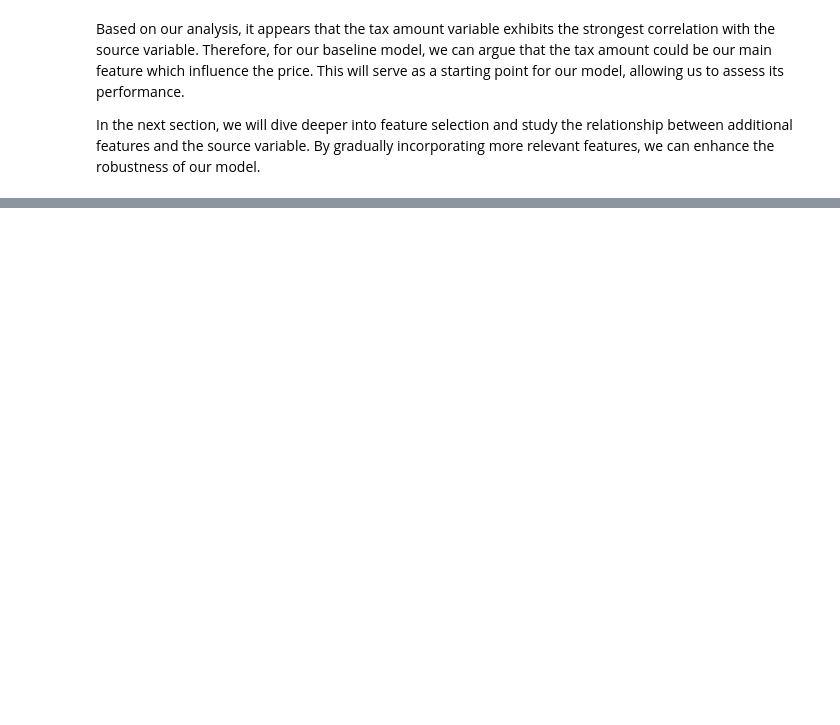
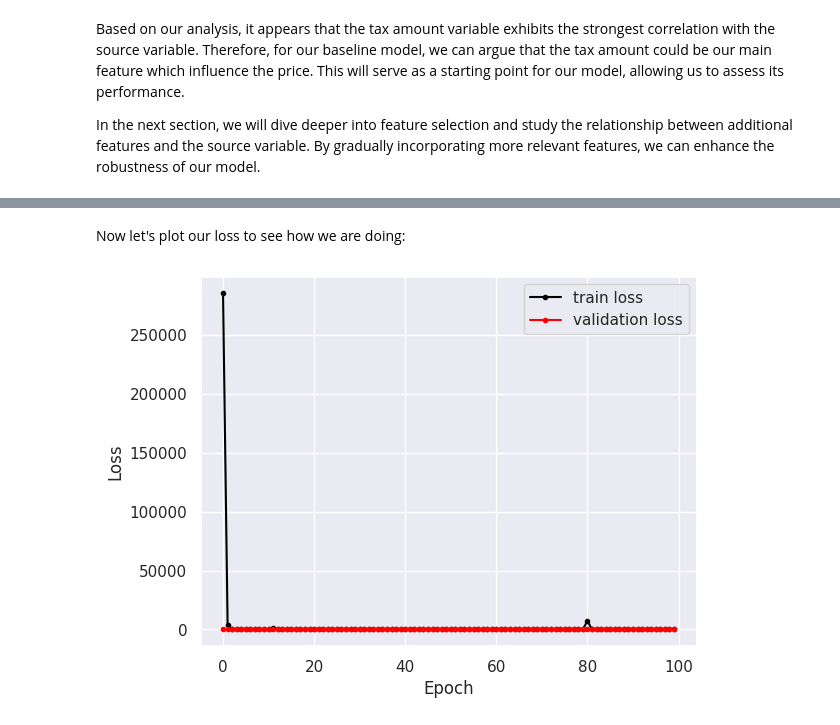
Before and after one commit to AmirMoazzami/207_final_project, a Jupyter notebook: zillow_final_project_207.ipynb, the cells around one changed output, grey strips where cells are left out. Drawn from its saved outputs; the diff is of its cells as text; code cells hidden in the pictures; blank space fills up the shorter version.

```diff
--- a/zillow_final_project_207.ipynb
+++ b/zillow_final_project_207.ipynb
@@ -302,0 +362,36 @@ To keep things simple, we will keep just a few columns. We use sklearn for now b
+# %% [markdown]
+Now let's plot our loss to see how we are doing:
+# %%
+def plot_loss(model, history):
+  """Plot the loss after each training epoch."""
+  # Convert the history object into a DataFrame.
+  history = pd.DataFrame(history.history)
+
+  plt.figure()
+  plt.xlabel('Epoch')
+  plt.ylabel('Loss')
+  plt.plot(range(len(history)), history['loss'], marker='.', color='black')
+  plt.plot(range(len(history)), history['val_loss'], marker='.', color='red')
+  plt.legend(['train loss', 'validation loss'])
+  plt.show()
+
+  # Show the final train loss value and the learned model weights.
+  print('Final train loss:', list(history['loss'])[-1])
+  print('Final weights:', model.layers[0].get_weights())
+# %%
+# looping through the list and plot them
+rates = [1e-8]
+for i in range(len(rates)):
+  model = build_model(num_features=1, learning_rate=rates[i])
+  history = model.fit(
+    # use the normalized features prepared above
+    x = train_df[['taxamount']],
+    y = train_y,
+    validation_split=0.1,  # use 10% of the examples as a validation set
+    epochs=100,
+    batch_size=32,
+    verbose=0)
+  # plotting
+  plot_loss(model, history)
+# %% [output]
+[figure, added]
```
Also changed, not shown: parts of 22 cells of this notebook.
